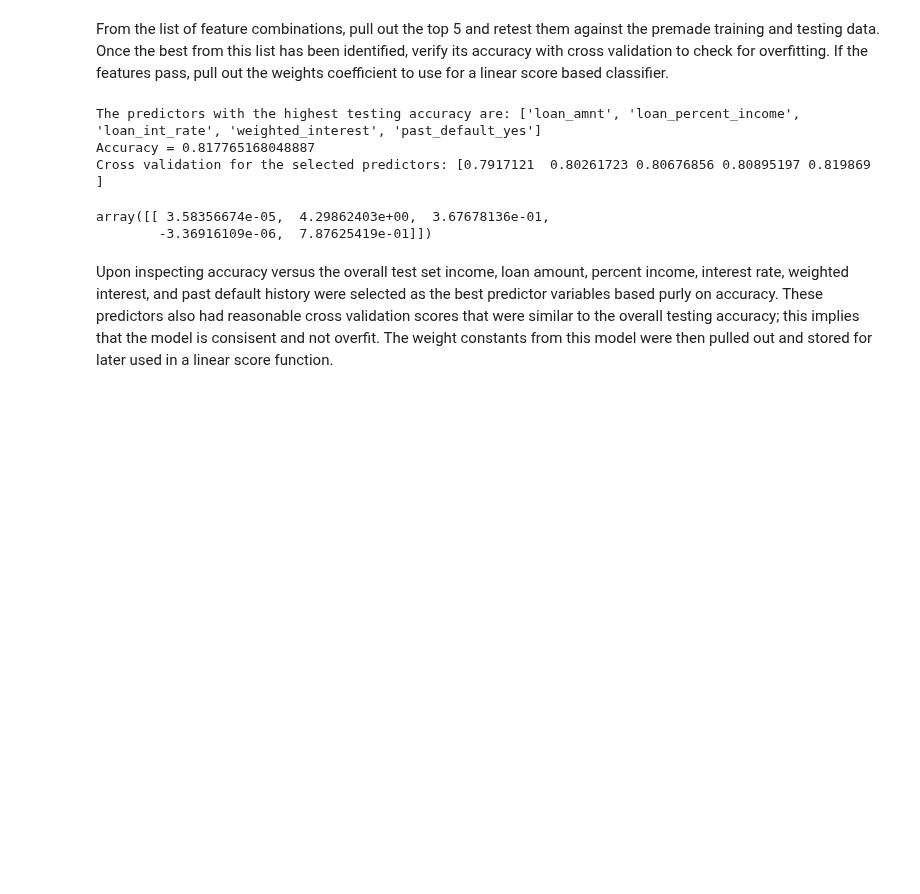
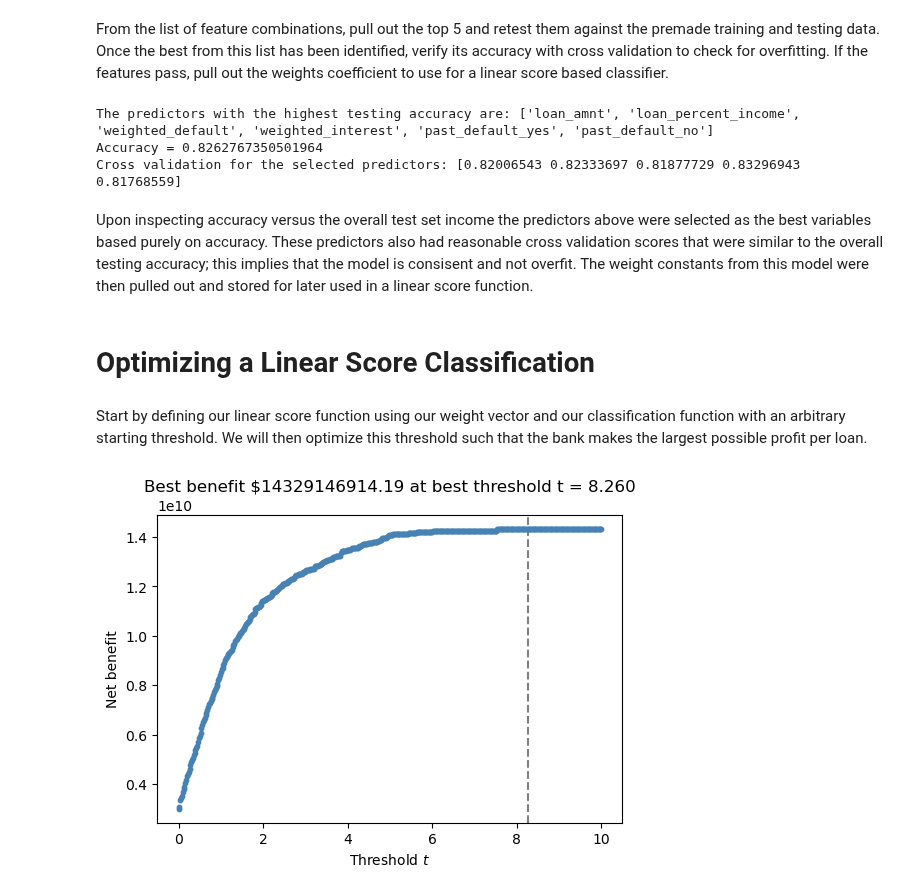
Before and after one commit to Nibsquatch/Nibsquatch.github.io, a Jupyter notebook: posts/Blog 2/index.ipynb, the cells around one changed output. Cells and saved outputs as stored; diff of their text form; code cells hidden in the pictures; blank space fills up the shorter version.

```diff
--- a/posts/Blog 2/index.ipynb
+++ b/posts/Blog 2/index.ipynb
@@ -230,11 +230,58 @@ print("Cross validation for the selected predictors: " + str(cv_scores_LR))
 
 # store the weight coefficients for this model to build our linear score function
 w = m_real.coef_
+w = w.reshape(6,1)
 # %% [output]
-The predictors with the highest testing accuracy are: ['loan_amnt', 'loan_percent_income', 'loan_int_rate', 'weighted_interest', 'past_default_yes']
-Accuracy = 0.817765168048887
-Cross validation for the selected predictors: [0.7917121  0.80261723 0.80676856 0.80895197 0.819869  ]
+The predictors with the highest testing accuracy are: ['loan_amnt', 'loan_percent_income', 'weighted_default', 'weighted_interest', 'past_default_yes', 'past_default_no']
+Accuracy = 0.8262767350501964
+Cross validation for the selected predictors: [0.82006543 0.82333697 0.81877729 0.83296943 0.81768559]
-array([[ 3.58356674e-05,  4.29862403e+00,  3.67678136e-01,
-        -3.36916109e-06,  7.87625419e-01]])
 # %% [markdown]
-Upon inspecting accuracy versus the overall test set income, loan amount, percent income, interest rate, weighted interest, and past default history were selected as the best predictor variables based purly on accuracy. These predictors also had reasonable cross validation scores that were similar to the overall testing accuracy; this implies that the model is consisent and not overfit. The weight constants from this model were then pulled out and stored for later used in a linear score function.
+Upon inspecting accuracy versus the overall test set income the predictors above were selected as the best variables based purely on accuracy. These predictors also had reasonable cross validation scores that were similar to the overall testing accuracy; this implies that the model is consisent and not overfit. The weight constants from this model were then pulled out and stored for later used in a linear score function.
+# %% [markdown]
+# Optimizing a Linear Score Classification
+# %% [markdown]
+Start by defining our linear score function using our weight vector and our classification function with an arbitrary starting threshold. We will then optimize this threshold such that the bank makes the largest possible profit per loan.
+# %%
+from matplotlib import pyplot as plt
+
+# Performs the dot product between the data vector X and the weight vector w
+def score(X, w):
+    return np.dot(X,w)
+
+# Returns the predictions of the model. 1 if the loaner is predicted to default, and 0 if they are predicted to repay the loan
+def predict(score, threshold, df):
+  scores = score(df, w)
+  return 1*(scores > threshold)
+
+# pull out model data
+X_model = X_train.copy()
+
+# initialize the benefit column
+X_model["benefit"] = 0
+
+best_benefit = 0
+best_threshold = 0
+
+scores = score(X_model[true_predictors], w)
+
+fig, ax = plt.subplots(1, 1, figsize = (6, 4))
+for t in np.linspace(0, 10, 501):
+    X_model["y_pred"] = scores >= t
+
+    X_model["tn"] = (X_model["y_pred"] == 0) & (y_train == 0)
+    X_model["fn"] = (X_model["y_pred"] == 0) & (y_train == 1)
+
+    X_model["benefit"][X_model["tn"]] = X_model["loan_amnt"] * (1 + 0.25 * X_model["loan_int_rate"]) ** 10 - X_model["loan_amnt"]
+    X_model["benefit"][X_model["fn"]] = X_model["loan_amnt"] * (1 + 0.25 * X_model["loan_int_rate"]) ** 3 - 1.7 * X_model["loan_amnt"]
+
+    average_benefit = np.sum(X_model["benefit"]) / len(X_model)
+
+    ax.scatter(t, average_benefit, color = "steelblue", s = 10)
+    if average_benefit > best_benefit:
+        best_benefit = average_benefit
+        best_threshold = t
+
+ax.axvline(best_threshold, linestyle = "--", color = "grey", zorder = -10)
+labs = ax.set(xlabel = r"Threshold $t$", ylabel = "Net benefit", title = f"Best benefit ${best_benefit:.2f} at best threshold t = {best_threshold:.3f}")
+# %% [output]
+[figure, added]
```
Also changed, not shown: 37 other files.
